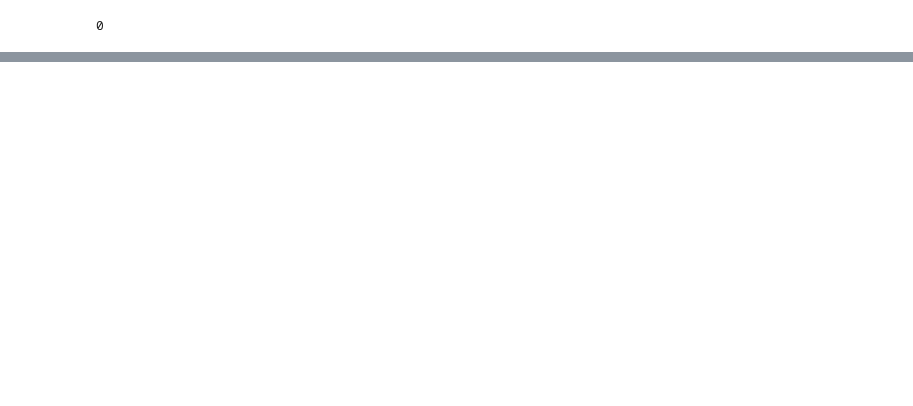
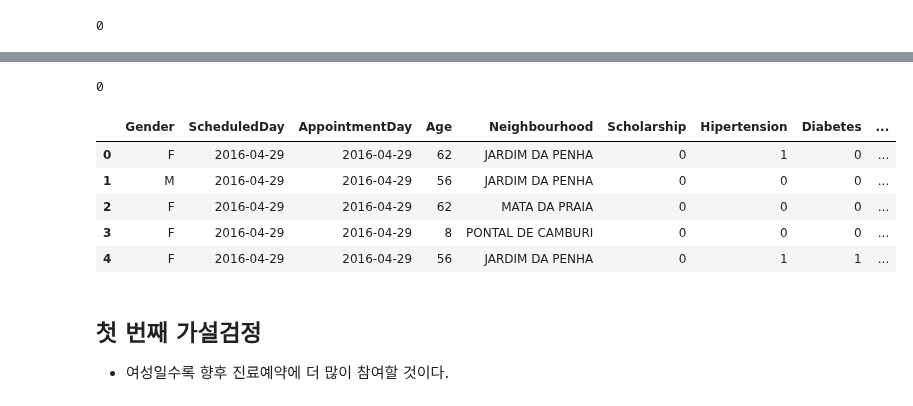
Before and after one commit to young-hun-jo/DataAnalysis, a Jupyter notebook: medical_appointment/analysis_myself.ipynb, the cells around one changed output, grey strips where cells are left out. Cells and saved outputs as stored; diff of their text form; code cells hidden in the pictures; blank space fills up the shorter version.

```diff
--- a/medical_appointment/analysis_myself.ipynb
+++ b/medical_appointment/analysis_myself.ipynb
@@ -120,0 +119,5 @@ medical = medical.drop('PatientId', axis=1)
+# %%
+# AppointmentID는 중복여부 확인하기 -> 진료 ID에 대해서 중복된 건수는 없다.
+medical['AppointmentID'].duplicated().sum()
+# %% [output]
+0
@@ -120,0 +127,28 @@ medical = medical.drop('PatientId', axis=1)
+# %%
+# ScheduleDay(실제 병원을 방문한 날)와 AppointmentDay(진료 예약을한 날)을 날짜형으로 바꿔주자
+medical['ScheduledDay'] = pd.to_datetime(medical['ScheduledDay'], format='%Y-%m-%d')
+medical['AppointmentDay'] = pd.to_datetime(medical['AppointmentDay'], format='%Y-%m-%d')
+
+medical['ScheduledDay'] = medical['ScheduledDay'].dt.date
+medical['AppointmentDay'] = medical['AppointmentDay'].dt.date
+# %%
+# 예약날짜, 방문날짜로 파생변수 생성
+# date_diff : '방문한날짜 - 진료예약한날짜' 로 파생변수 생성
+def create_date_diff(row):
+    row['date_diff'] = row['AppointmentDay'] - row['ScheduledDay']
+    row['date_diff'] = row['date_diff'].astype(str).str.split(' ', expand=True)[0]
+    return row
+# %%
+medical = create_date_diff(medical)
+medical.head()
+# %% [output]
+|  | Gender | ScheduledDay | AppointmentDay | Age | Neighbourhood | Scholarship | Hipertension | Diabetes | ... |
+| 0 | F | 2016-04-29 | 2016-04-29 | 62 | JARDIM DA PENHA | 0 | 1 | 0 | ... |
+| 1 | M | 2016-04-29 | 2016-04-29 | 56 | JARDIM DA PENHA | 0 | 0 | 0 | ... |
+| 2 | F | 2016-04-29 | 2016-04-29 | 62 | MATA DA PRAIA | 0 | 0 | 0 | ... |
+| 3 | F | 2016-04-29 | 2016-04-29 | 8 | PONTAL DE CAMBURI | 0 | 0 | 0 | ... |
+| 4 | F | 2016-04-29 | 2016-04-29 | 56 | JARDIM DA PENHA | 0 | 1 | 1 | ... |
+# %% [markdown]
+## 첫 번째 가설검정
+
+- 여성일수록 향후 진료예약에 더 많이 참여할 것이다.
```
Also changed, not shown: parts of 12 cells of this notebook.
